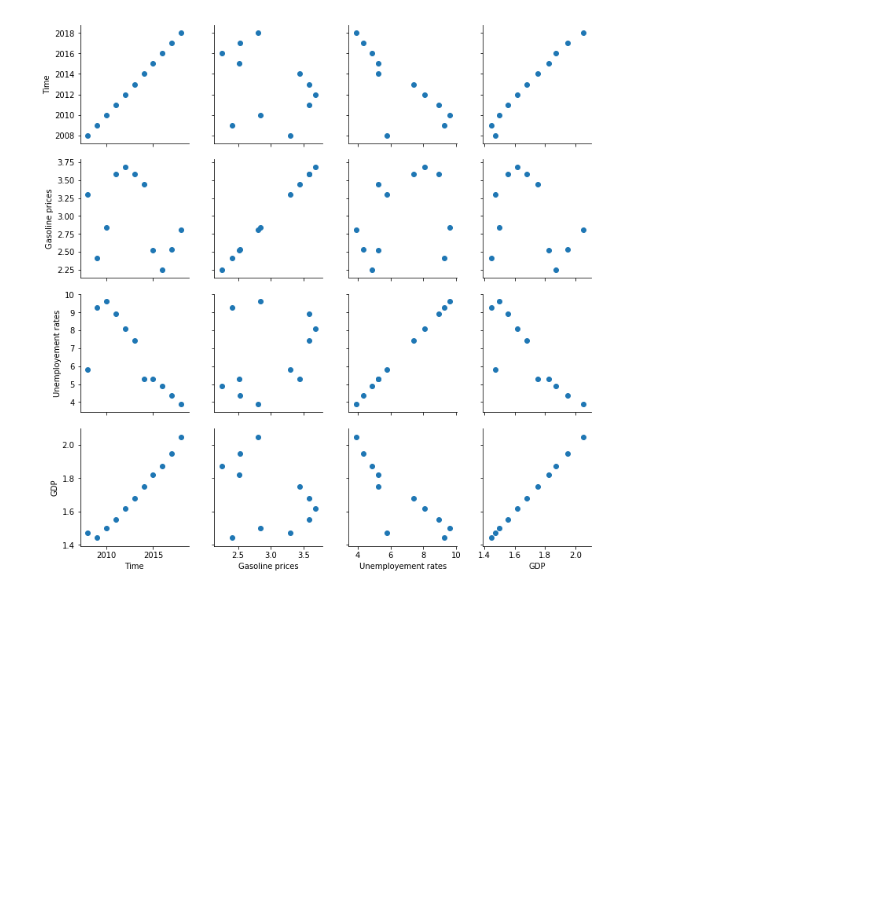
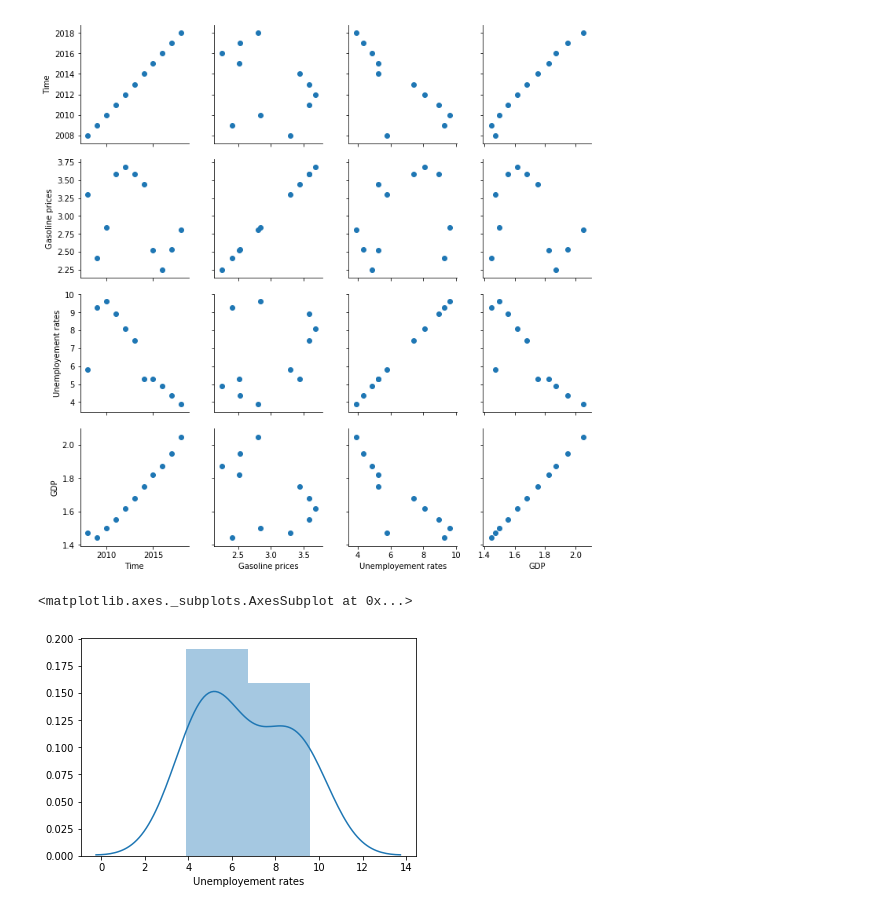
Before and after one commit to vpenumar/Scientific-visualization, a Jupyter notebook: Final assmt 2.ipynb, the cells around one changed output. Saved outputs shown, nothing was run; the diff lists cells and outputs as text; code cells hidden in the pictures; blank space fills up the shorter version.

Commit message:
update the new plots

```diff
--- a/Final assmt 2.ipynb
+++ b/Final assmt 2.ipynb
@@ -80,0 +52,5 @@ git push -u origin master
+# %%
+sns.distplot(df['Unemployement rates'])
+# %% [output]
+<matplotlib.axes._subplots.AxesSubplot at 0x...>
+[figure, added]
```
Also changed, not shown: parts of 4 cells of this notebook.
